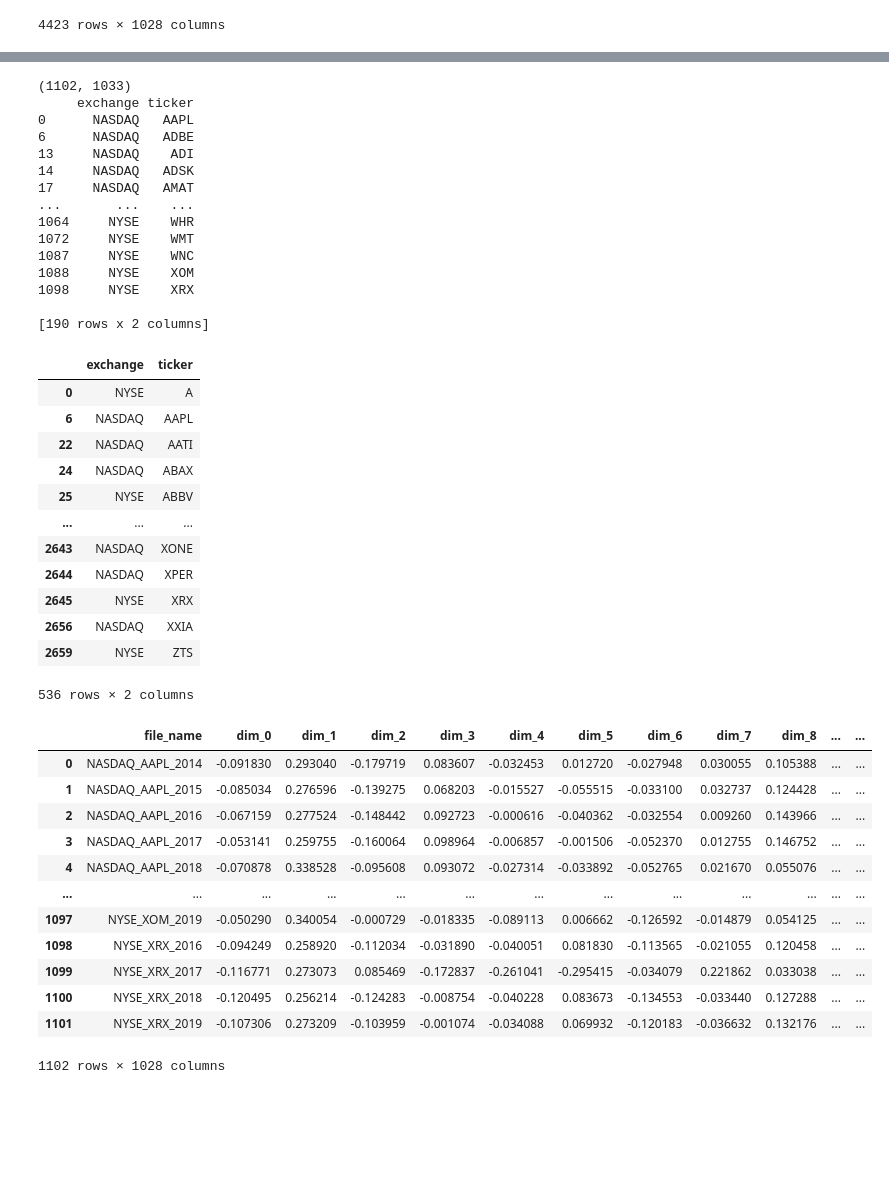
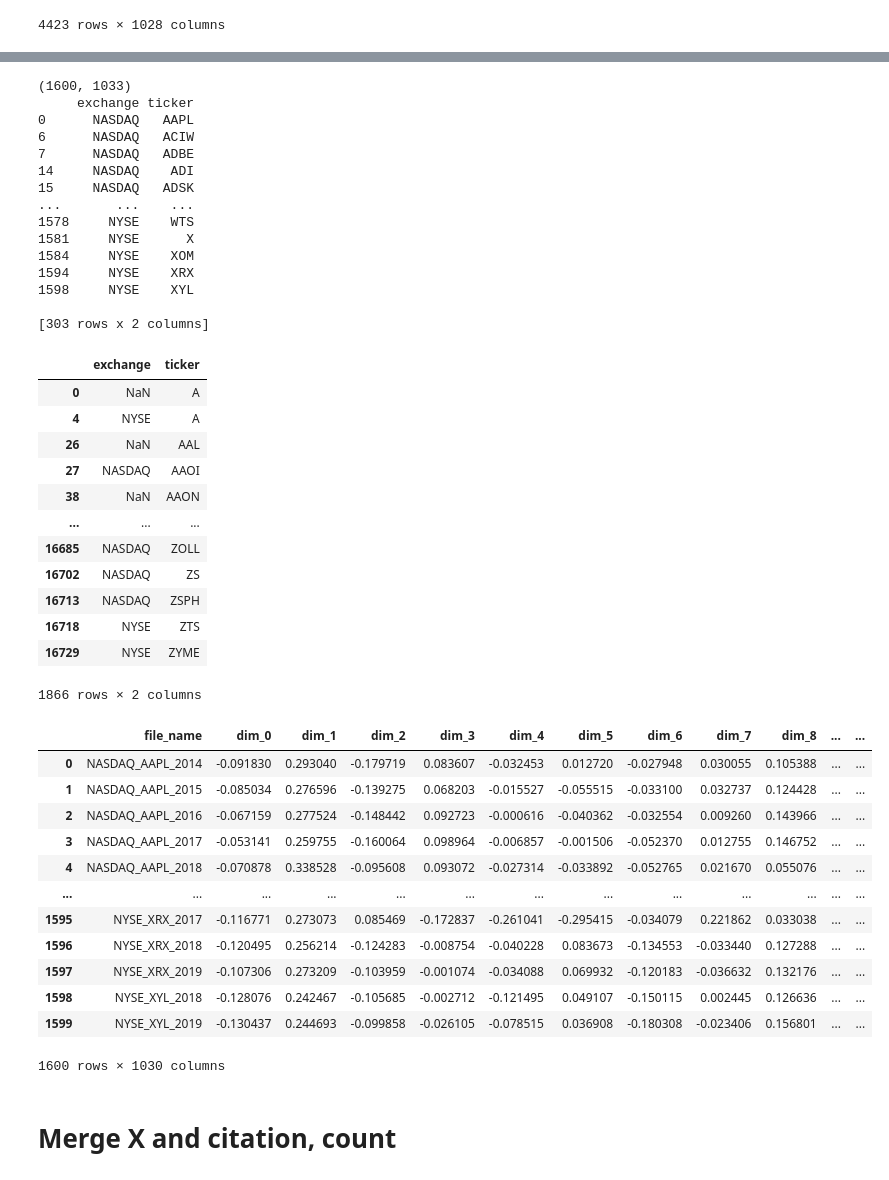
Before and after one commit to 10youting01/Green-innovation, a Jupyter notebook: prepossess_green_patent/merge_x_y.ipynb, the cells around one changed output, grey strips where cells are left out. Drawn from its saved outputs; the diff is of its cells as text; code cells hidden in the pictures; blank space fills up the shorter version.

Commit message:
Add blocks to merge only csr and citation, count

```diff
--- a/prepossess_green_patent/merge_x_y.ipynb
+++ b/prepossess_green_patent/merge_x_y.ipynb
@@ -2,7 +2,7 @@
 import pandas as pd
 # %%
 csr = pd.read_csv("../output_dataset/csr_embeddings_leq2019_filled.csv")
-gp = pd.read_csv("../Green_patent_dataset/merged_dataset/forward_count_value_ticker_all_y.csv")
+gp = pd.read_csv("../Green_patent_dataset/merged_dataset/forward_count_value_ticker_all_y_v2.csv")
 # %%
 gp = gp[['year', 'ticker', 'exchange', 'total_5yr_forward_citations', 'patents_count', 'total_values_real']].copy()
 gp['lagged'] = gp['year'] + 1
@@ -72,54 +72,55 @@ filtered = csr_embedding_gp.merge(gp_ticker, on=['exchange', 'ticker'], how='inn
 print(filtered.shape)
 print(filtered[['exchange', 'ticker']].drop_duplicates())
 # %% [output]
-(1102, 1033)
+(1600, 1033)
      exchange ticker
 0      NASDAQ   AAPL
-6      NASDAQ   ADBE
-13     NASDAQ    ADI
-14     NASDAQ   ADSK
-17     NASDAQ   AMAT
+6      NASDAQ   ACIW
+7      NASDAQ   ADBE
+14     NASDAQ    ADI
+15     NASDAQ   ADSK
 ...       ...    ...
-1064     NYSE    WHR
-1072     NYSE    WMT
-1087     NYSE    WNC
-1088     NYSE    XOM
-1098     NYSE    XRX
+1578     NYSE    WTS
+1581     NYSE      X
+1584     NYSE    XOM
+1594     NYSE    XRX
+1598     NYSE    XYL
 
-[190 rows x 2 columns]
+[303 rows x 2 columns]
 # %%
 gp_ticker
 # %% [output]
 |  | exchange | ticker |
-| 0 | NYSE | A |
-| 6 | NASDAQ | AAPL |
-| 22 | NASDAQ | AATI |
-| 24 | NASDAQ | ABAX |
-| 25 | NYSE | ABBV |
+| 0 | NaN | A |
+| 4 | NYSE | A |
+| 26 | NaN | AAL |
+| 27 | NASDAQ | AAOI |
+| 38 | NaN | AAON |
 | ... | ... | ... |
-| 2643 | NASDAQ | XONE |
-| 2644 | NASDAQ | XPER |
-| 2645 | NYSE | XRX |
-| 2656 | NASDAQ | XXIA |
-| 2659 | NYSE | ZTS |
+| 16685 | NASDAQ | ZOLL |
+| 16702 | NASDAQ | ZS |
+| 16713 | NASDAQ | ZSPH |
+| 16718 | NYSE | ZTS |
+| 16729 | NYSE | ZYME |
-536 rows × 2 columns
+1866 rows × 2 columns
 # %%
 filtered
 cols_to_fill = ['total_5yr_forward_citations', 'patents_count', 'total_values_real']
 filtered[cols_to_fill] = filtered[cols_to_fill].fillna(0)
-filtered.drop(columns=['exchange', 'ticker', 'year_x', 'lagged', 'year_y'], inplace=True)
+filtered.drop(columns=['exchange', 'lagged', 'year_y'], inplace=True)
+filtered.rename(columns={'year_x': 'year'}, inplace=True)
 filtered
 # %% [output]
 |  | file_name | dim_0 | dim_1 | dim_2 | dim_3 | dim_4 | dim_5 | dim_6 | dim_7 | dim_8 | ... | ... |
 | 0 | NASDAQ_AAPL_2014 | -0.091830 | 0.293040 | -0.179719 | 0.083607 | -0.032453 | 0.012720 | -0.027948 | 0.030055 | 0.105388 | ... | ... |
 | 1 | NASDAQ_AAPL_2015 | -0.085034 | 0.276596 | -0.139275 | 0.068203 | -0.015527 | -0.055515 | -0.033100 | 0.032737 | 0.124428 | ... | ... |
 | 2 | NASDAQ_AAPL_2016 | -0.067159 | 0.277524 | -0.148442 | 0.092723 | -0.000616 | -0.040362 | -0.032554 | 0.009260 | 0.143966 | ... | ... |
 | 3 | NASDAQ_AAPL_2017 | -0.053141 | 0.259755 | -0.160064 | 0.098964 | -0.006857 | -0.001506 | -0.052370 | 0.012755 | 0.146752 | ... | ... |
 | 4 | NASDAQ_AAPL_2018 | -0.070878 | 0.338528 | -0.095608 | 0.093072 | -0.027314 | -0.033892 | -0.052765 | 0.021670 | 0.055076 | ... | ... |
 | ... | ... | ... | ... | ... | ... | ... | ... | ... | ... | ... | ... | ... |
-| 1097 | NYSE_XOM_2019 | -0.050290 | 0.340054 | -0.000729 | -0.018335 | -0.089113 | 0.006662 | -0.126592 | -0.014879 | 0.054125 | ... | ... |
-| 1098 | NYSE_XRX_2016 | -0.094249 | 0.258920 | -0.112034 | -0.031890 | -0.040051 | 0.081830 | -0.113565 | -0.021055 | 0.120458 | ... | ... |
-| 1099 | NYSE_XRX_2017 | -0.116771 | 0.273073 | 0.085469 | -0.172837 | -0.261041 | -0.295415 | -0.034079 | 0.221862 | 0.033038 | ... | ... |
-| 1100 | NYSE_XRX_2018 | -0.120495 | 0.256214 | -0.124283 | -0.008754 | -0.040228 | 0.083673 | -0.134553 | -0.033440 | 0.127288 | ... | ... |
-| 1101 | NYSE_XRX_2019 | -0.107306 | 0.273209 | -0.103959 | -0.001074 | -0.034088 | 0.069932 | -0.120183 | -0.036632 | 0.132176 | ... | ... |
+| 1595 | NYSE_XRX_2017 | -0.116771 | 0.273073 | 0.085469 | -0.172837 | -0.261041 | -0.295415 | -0.034079 | 0.221862 | 0.033038 | ... | ... |
+| 1596 | NYSE_XRX_2018 | -0.120495 | 0.256214 | -0.124283 | -0.008754 | -0.040228 | 0.083673 | -0.134553 | -0.033440 | 0.127288 | ... | ... |
+| 1597 | NYSE_XRX_2019 | -0.107306 | 0.273209 | -0.103959 | -0.001074 | -0.034088 | 0.069932 | -0.120183 | -0.036632 | 0.132176 | ... | ... |
+| 1598 | NYSE_XYL_2018 | -0.128076 | 0.242467 | -0.105685 | -0.002712 | -0.121495 | 0.049107 | -0.150115 | 0.002445 | 0.126636 | ... | ... |
+| 1599 | NYSE_XYL_2019 | -0.130437 | 0.244693 | -0.099858 | -0.026105 | -0.078515 | 0.036908 | -0.180308 | -0.023406 | 0.156801 | ... | ... |
-1102 rows × 1028 columns
+1600 rows × 1030 columns
@@ -125,0 +129,2 @@ filtered
+# %% [markdown]
+# Merge X and citation, count
```
Also changed, not shown: parts of 12 cells of this notebook.
